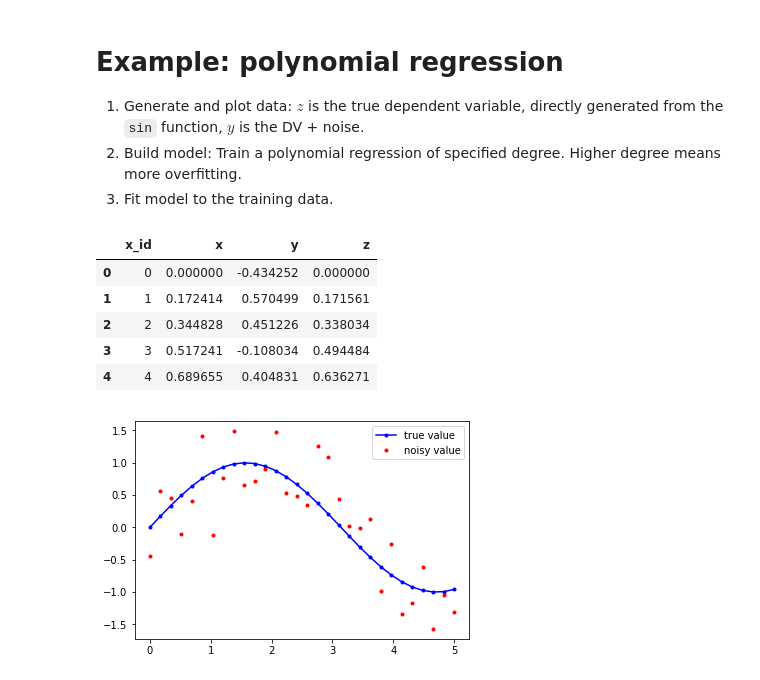
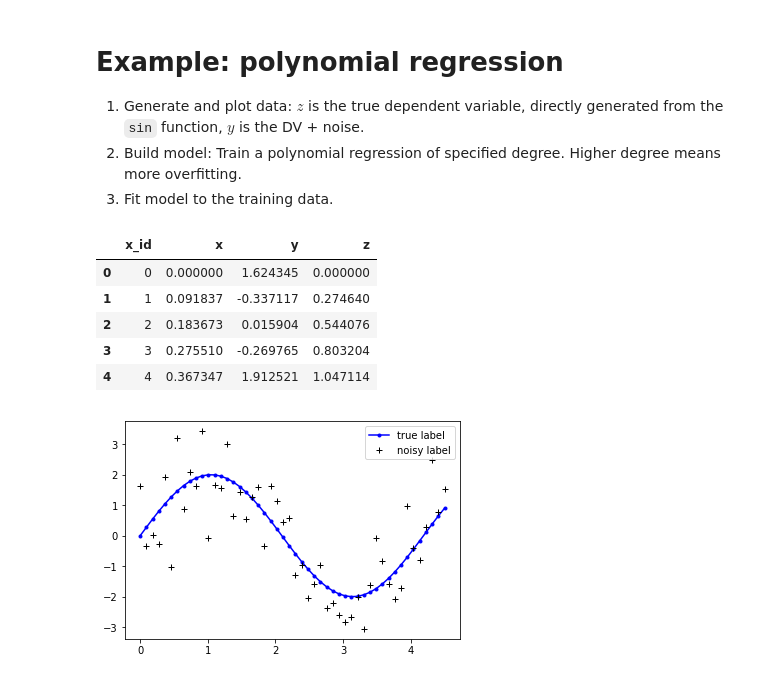
Before and after one commit to gentimouton/dives, a Jupyter notebook: exercises/q011_stats_bias_variance_tradeoff.ipynb, the cells around one changed output. Cells and saved outputs as stored; diff of their text form; code cells hidden in the pictures.

```diff
--- a/exercises/q011_stats_bias_variance_tradeoff.ipynb
+++ b/exercises/q011_stats_bias_variance_tradeoff.ipynb
@@ -87,43 +87,41 @@ Higher degree means more overfitting.
 # %%
 import numpy as np
 import pandas as pd
 %matplotlib inline
 import matplotlib.pyplot as plt
 
-np.random.seed(123)
-
-def generate_data(n=30, noise_pct=.4):
-    """ generate a df of size n
-    with:
+def generate_sample(sample_size=50, seed=1):
+    """ generate a df with:
     x in [0,5],
     y (noisy label = sin(x)+epsilon),
     z (true label = sin(x))
     """
-    x = np.linspace(0, 5, n)
-    z = np.sin(x)
-    noise = np.random.normal(0, noise_pct, n)
+    np.random.seed(seed)
+    x = np.linspace(0, 4.5, sample_size)
+    z = 2 * np.sin(x * 1.5)
+    noise = np.random.normal(0, 1, sample_size)
     y = z + noise
     df = pd.DataFrame({'x':x, 'y':y, 'z':z})
     df.index.name = 'x_id' # need index to later join other samples
     return df.reset_index()
 
 def plot_xyz(df):
     """ plot true label and noisy label. """
-    plt.plot(df['x'], df['z'], 'b.-') # blue dots
-    plt.plot(df['x'], df['y'], 'r.') # red dots
-    plt.legend(['true value','noisy value'])
+    plt.plot(df['x'], df['z'], 'b.-')
+    plt.plot(df['x'], df['y'], 'k+')
+    plt.legend(['true label','noisy label'])
 
-df = generate_data()
+df = generate_sample()
 plot_xyz(df)
 df.head()
 # %% [output]
 |  | x_id | x | y | z |
-| 0 | 0 | 0.000000 | -0.434252 | 0.000000 |
-| 1 | 1 | 0.172414 | 0.570499 | 0.171561 |
-| 2 | 2 | 0.344828 | 0.451226 | 0.338034 |
-| 3 | 3 | 0.517241 | -0.108034 | 0.494484 |
-| 4 | 4 | 0.689655 | 0.404831 | 0.636271 |
+| 0 | 0 | 0.000000 | 1.624345 | 0.000000 |
+| 1 | 1 | 0.091837 | -0.337117 | 0.274640 |
+| 2 | 2 | 0.183673 | 0.015904 | 0.544076 |
+| 3 | 3 | 0.275510 | -0.269765 | 0.803204 |
+| 4 | 4 | 0.367347 | 1.912521 | 1.047114 |
-[figure, old version]
+[figure, new version]
 # %%
 # train and test polynomial regression model
 
```
Also changed, not shown: parts of 5 cells of this notebook.
